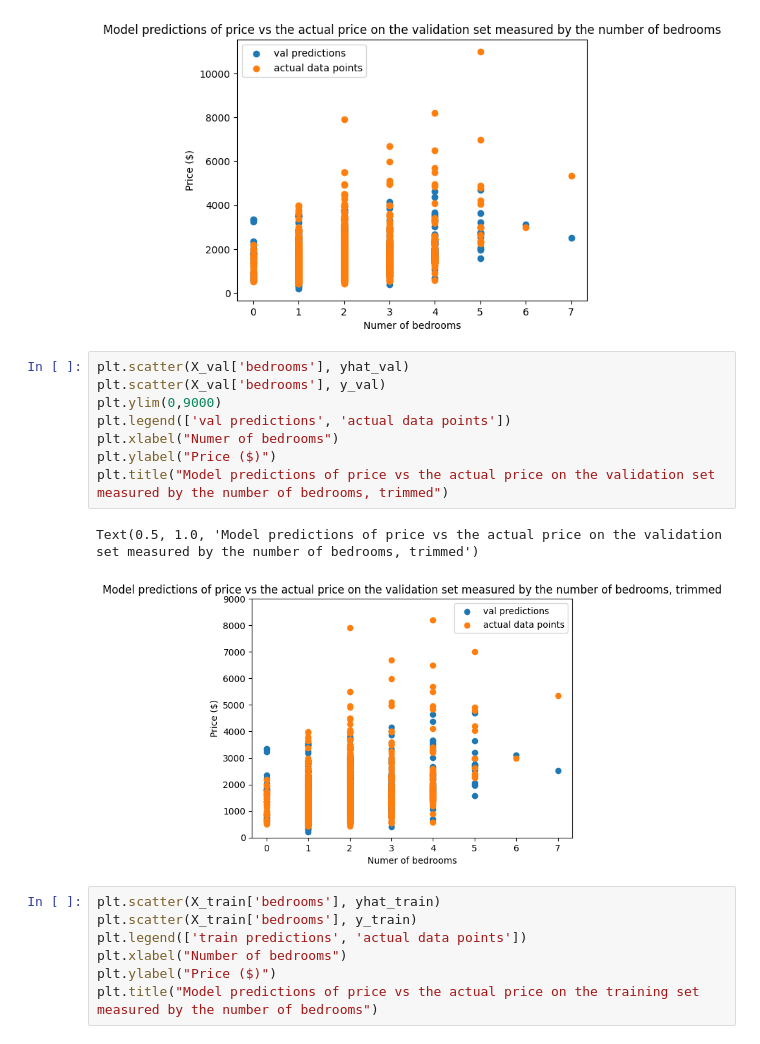
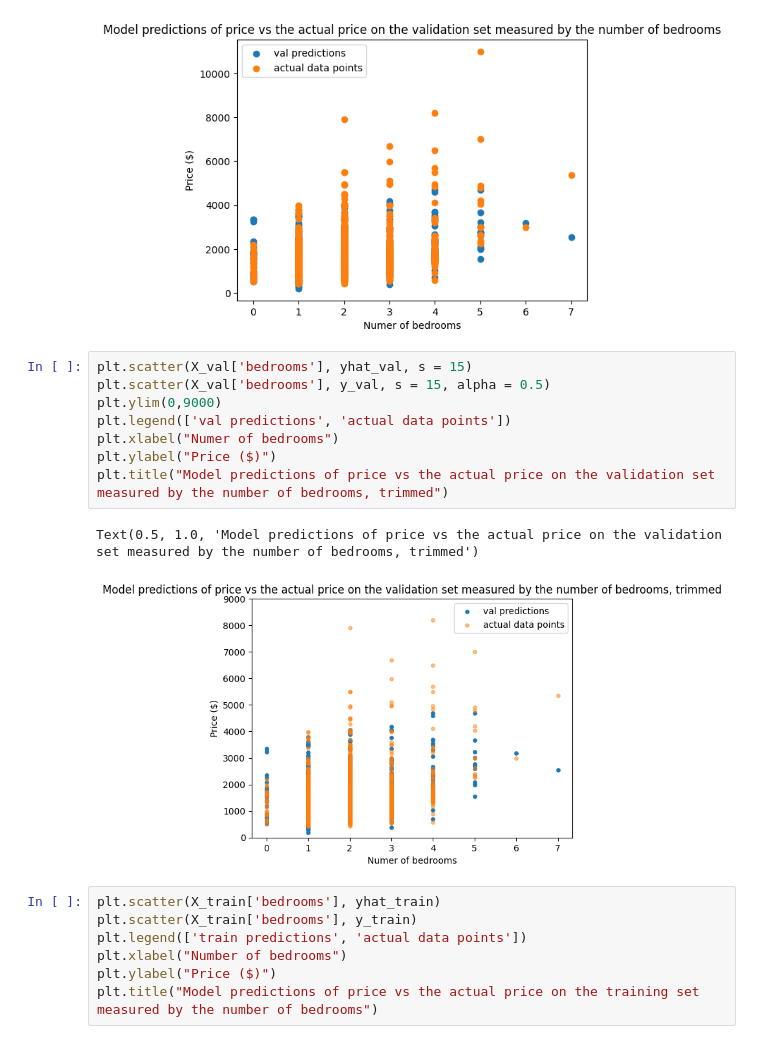
Before and after one commit to Daniel-Tran3/CSE_151A_Project, a Jupyter notebook: Model_1.ipynb, the cells around one changed output. Saved outputs shown, nothing was run; the diff lists cells and outputs as text.

```diff
--- a/Model_1.ipynb
+++ b/Model_1.ipynb
@@ -491,16 +486,16 @@ plt.title("Model predictions of price vs the actual price on the validation set
 Text(0.5, 1.0, 'Model predictions of price vs the actual price on the validation set measured by the number of bedrooms')
 [figure]
 # %%
-plt.scatter(X_val['bedrooms'], yhat_val)
-plt.scatter(X_val['bedrooms'], y_val)
+plt.scatter(X_val['bedrooms'], yhat_val, s = 15)
+plt.scatter(X_val['bedrooms'], y_val, s = 15, alpha = 0.5)
 plt.ylim(0,9000)
 plt.legend(['val predictions', 'actual data points'])
 plt.xlabel("Numer of bedrooms")
 plt.ylabel("Price ($)")
 plt.title("Model predictions of price vs the actual price on the validation set measured by the number of bedrooms, trimmed")
 # %% [output]
 Text(0.5, 1.0, 'Model predictions of price vs the actual price on the validation set measured by the number of bedrooms, trimmed')
-[figure, old version]
+[figure, new version]
 # %%
 plt.scatter(X_train['bedrooms'], yhat_train)
 plt.scatter(X_train['bedrooms'], y_train)
```
Also changed, not shown: parts of 20 cells of this notebook.
